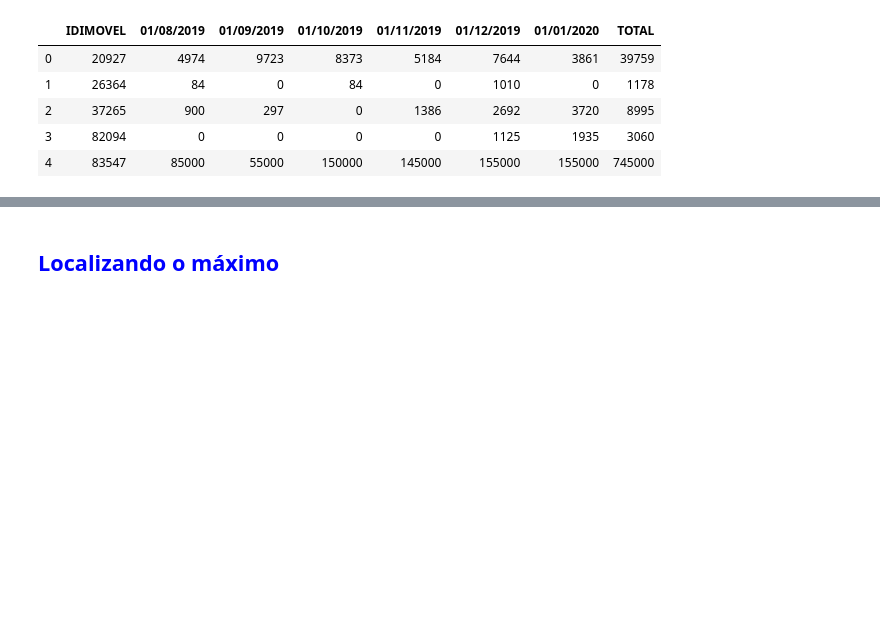
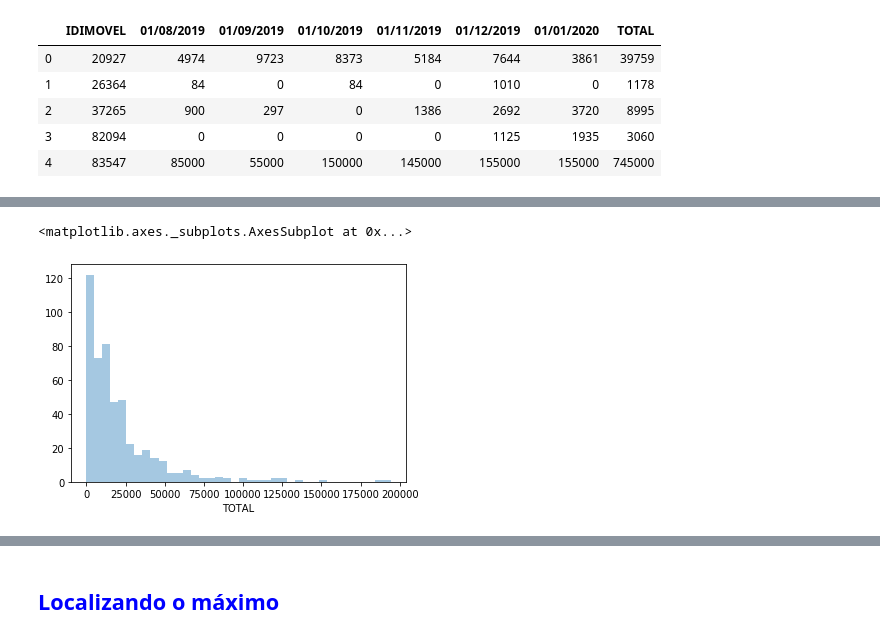
Before and after one commit to arturjacques/DataScience, a Jupyter notebook: Analise de Dados.ipynb, the cells around one changed output, grey strips where cells are left out. Saved outputs shown, nothing was run; the diff lists cells and outputs as text; code cells hidden in the pictures; blank space fills up the shorter version.

```diff
--- a/Analise de Dados.ipynb
+++ b/Analise de Dados.ipynb
@@ -59,0 +84,5 @@ faturamento.head()
+# %%
+sns.distplot(faturamento[faturamento['TOTAL']<200000]['TOTAL'],kde = False)
+# %% [output]
+<matplotlib.axes._subplots.AxesSubplot at 0x...>
+[figure, added]
```
Also changed, not shown: parts of 13 cells of this notebook, 5 other files.
